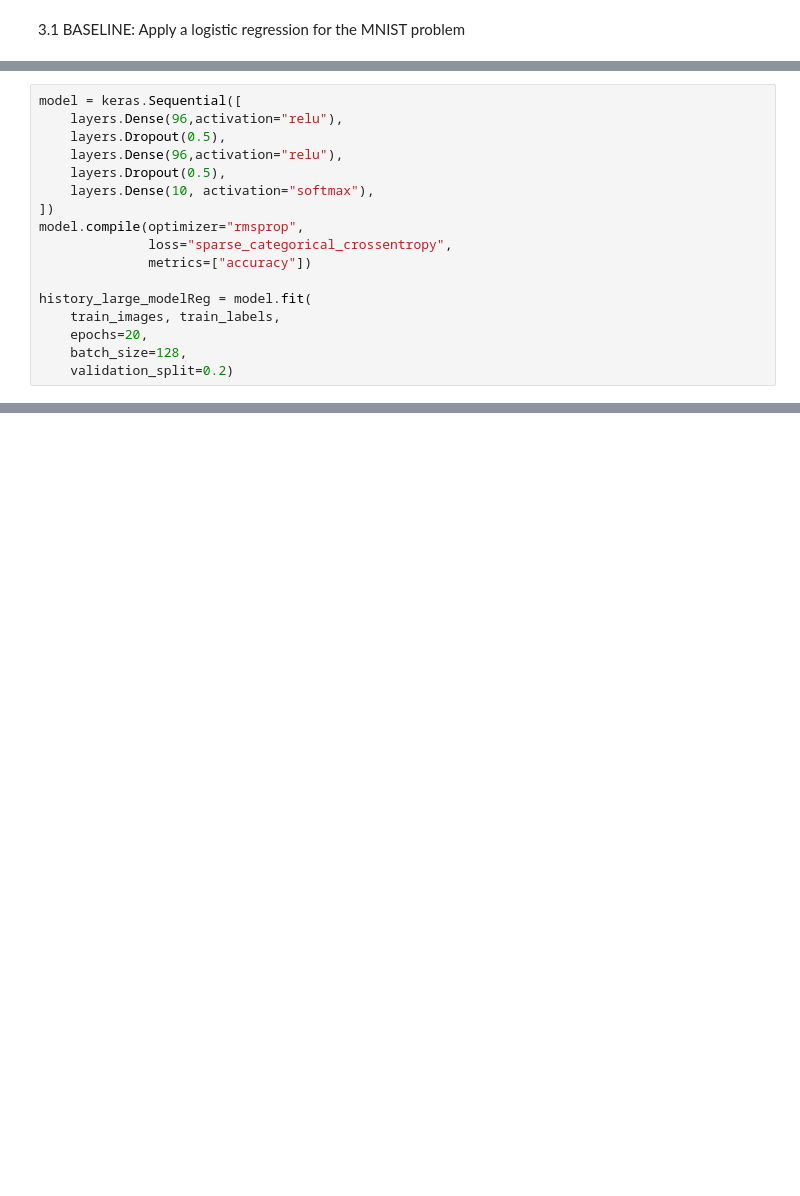
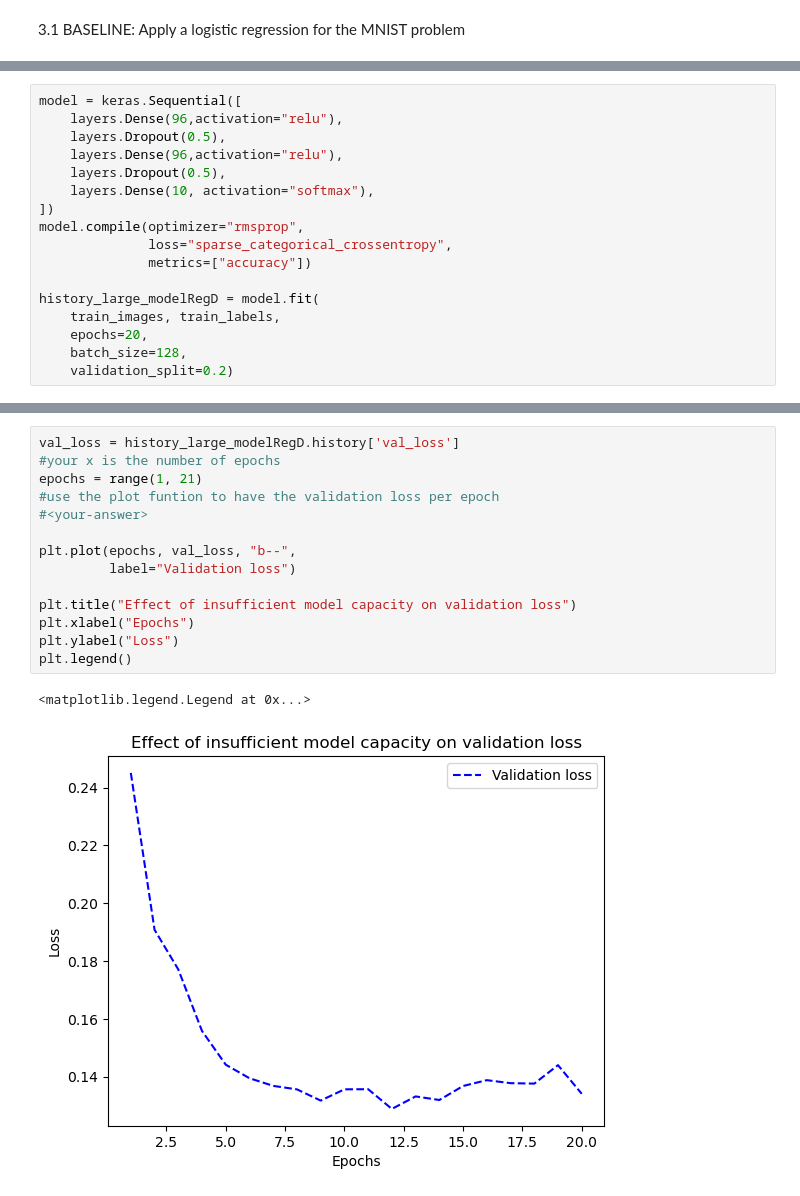
Before and after one commit to CT-P/dlss, a Jupyter notebook: Week 6 - Class 6 LAB SOL.ipynb, the cells around one changed output, grey strips where cells are left out. Drawn from its saved outputs; the diff is of its cells as text; blank space fills up the shorter version.

```diff
--- a/Week 6 - Class 6 LAB SOL.ipynb
+++ b/Week 6 - Class 6 LAB SOL.ipynb
@@ -662,7 +793,7 @@ model.compile(optimizer="rmsprop",
               loss="sparse_categorical_crossentropy",
               metrics=["accuracy"])
 
-history_large_modelReg = model.fit(
+history_large_modelRegD = model.fit(
     train_images, train_labels,
     epochs=20,
     batch_size=128,
@@ -669,0 +819,17 @@ history_large_modelReg = model.fit(
+# %%
+val_loss = history_large_modelRegD.history['val_loss']
+#your x is the number of epochs
+epochs = range(1, 21)
+#use the plot funtion to have the validation loss per epoch
+#<your-answer>
+
+plt.plot(epochs, val_loss, "b--",
+         label="Validation loss")
+
+plt.title("Effect of insufficient model capacity on validation loss")
+plt.xlabel("Epochs")
+plt.ylabel("Loss")
+plt.legend()
+# %% [output]
+<matplotlib.legend.Legend at 0x...>
+[figure, added]
```
Also changed, not shown: parts of 27 cells of this notebook.
